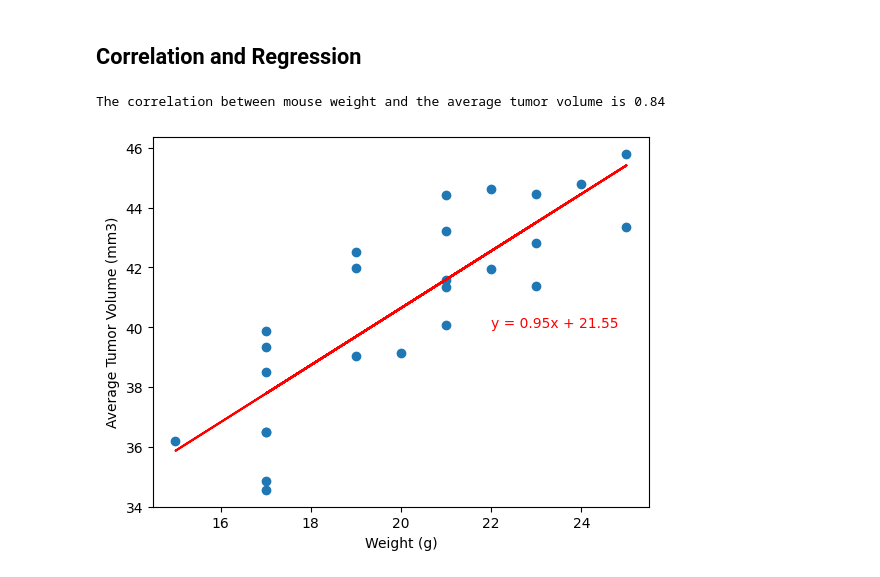
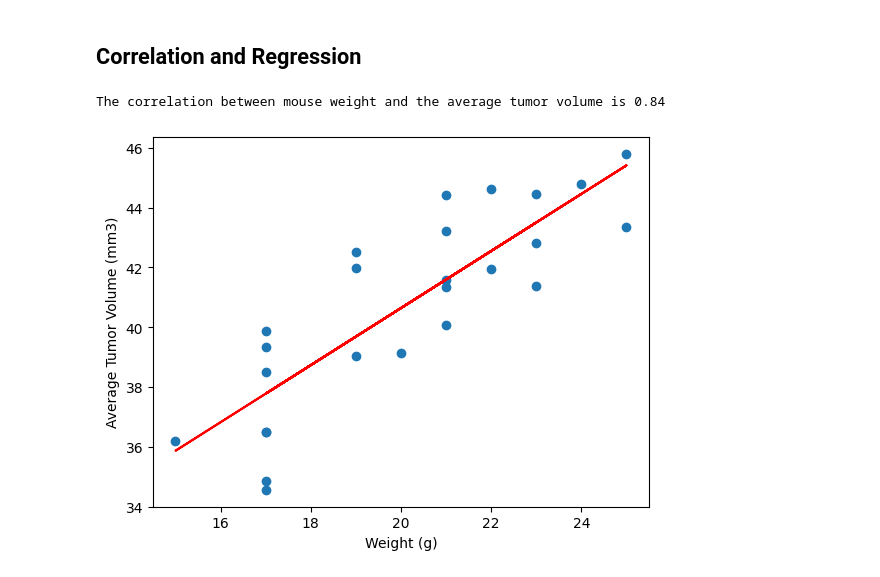
Before and after one commit to ComfyKoala/pymaceuticals-challenge, a Jupyter notebook: Pymaceuticals/pymaceuticals.ipynb, the cells around one changed output. Drawn from its saved outputs; the diff is of its cells as text; code cells hidden in the pictures.

```diff
--- a/Pymaceuticals/pymaceuticals.ipynb
+++ b/Pymaceuticals/pymaceuticals.ipynb
@@ -274,19 +281,21 @@ plt.ylabel('Average Tumor Volume (mm3)')
 # %%
 # Calculate the correlation coefficient and a linear regression model
 # for mouse weight and average observed tumor volume for the entire Capomulin regimen
 plt.scatter(x_values, y_values)
 plt.xlabel('Weight (g)')
 plt.ylabel('Average Tumor Volume (mm3)')
 
 # linear regression code using Weight as x_values and Average Tumor Volume as y_values
 (slope, intercept, rvalue, pvalue, stderr) = st.linregress(x_values, y_values)
 regress_values = x_values * slope + intercept
 plt.plot(x_values,regress_values,"r-")
-line_eq = "y = " + str(round(slope,2)) + "x + " + str(round(intercept,2))
-plt.annotate(line_eq,(22,40),fontsize=10,color="red");
 # calculate correlation
 correlation = st.pearsonr(x_values, y_values)
 print(f'The correlation between mouse weight and the average tumor volume is {round(correlation[0],2)}')
+
+# to print out the equation of the line, use the following two lines:
+# line_eq = "y = " + str(round(slope,2)) + "x + " + str(round(intercept,2))
+# plt.annotate(line_eq,(22,40),fontsize=10,color="red");
 # %% [output]
 The correlation between mouse weight and the average tumor volume is 0.84
-[figure, old version]
+[figure, new version]
```
Also changed, not shown: parts of 5 cells of this notebook, 1 other file.
